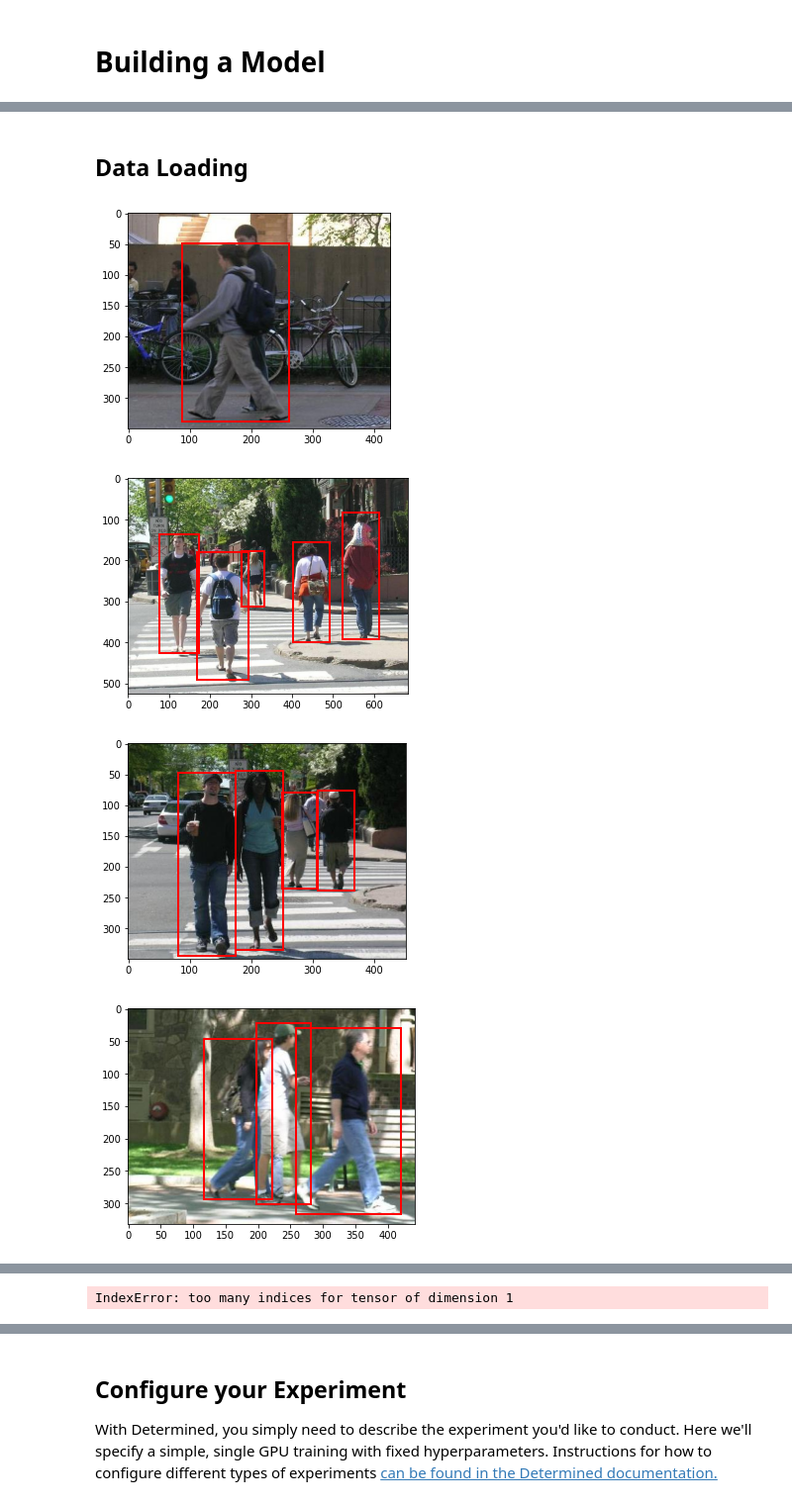
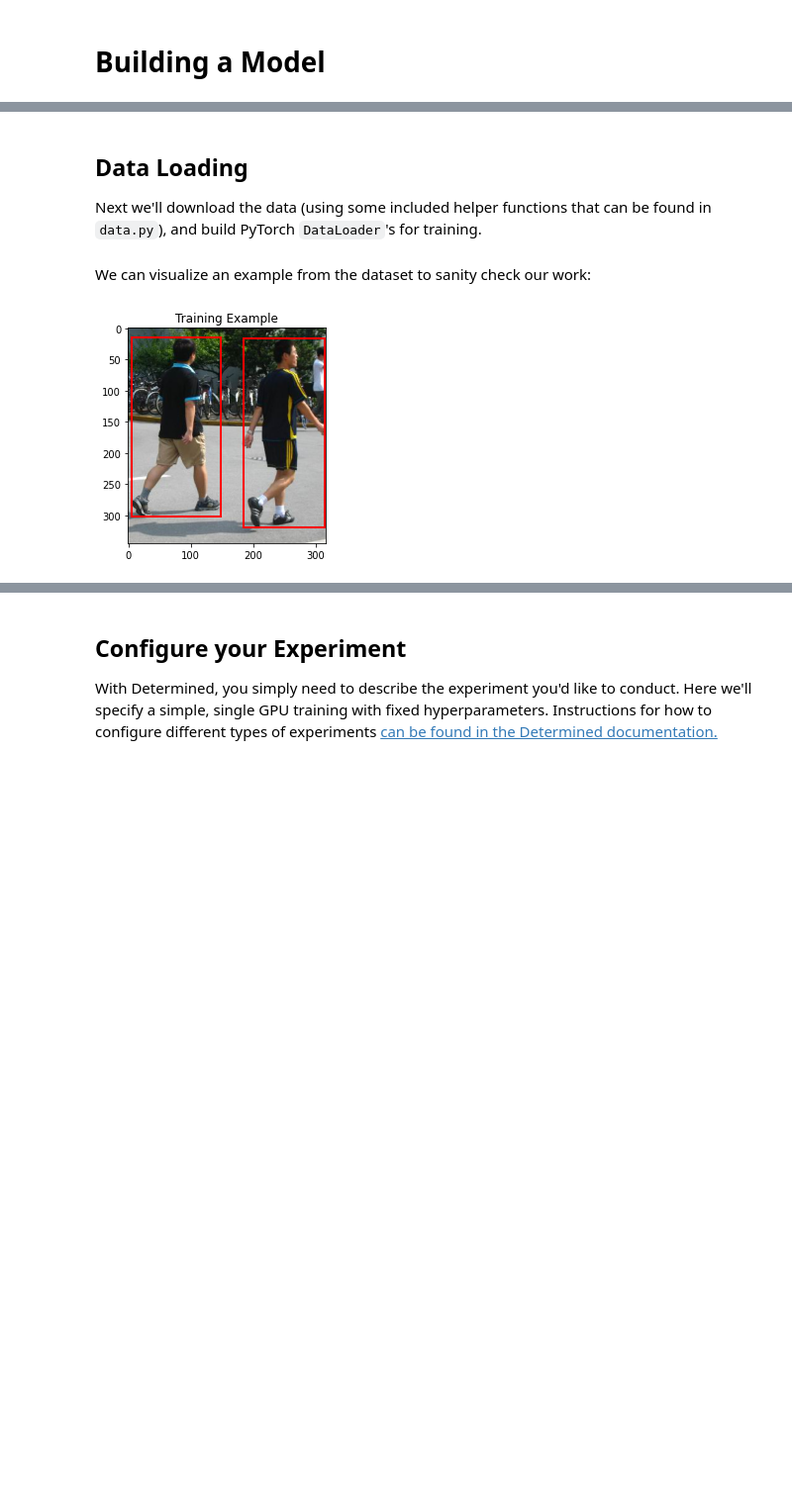
Before and after one commit to davidhershey/determined, a Jupyter notebook: examples/official/demo/Object-Detection-PyTorch.ipynb, the cells around one changed output, grey strips where cells are left out. Shown at 99% size. Saved outputs shown, nothing was run; the diff lists cells and outputs as text; code cells hidden in the pictures; blank space fills up the shorter version.

```diff
--- a/examples/official/demo/Object-Detection-PyTorch.ipynb
+++ b/examples/official/demo/Object-Detection-PyTorch.ipynb
@@ -19,13 +53,15 @@ model = fasterrcnn_resnet50_fpn(pretrained=True)
 num_classes = 2
 in_features = model.roi_heads.box_predictor.cls_score.in_features
 model.roi_heads.box_predictor = FastRCNNPredictor(in_features, num_classes)
-# %% [markdown]
-## Data Loading
+# %% [markdown]
+## Data Loading
+
+Next we'll download the data (using some included helper functions that can be found in `data.py`), and build PyTorch `DataLoader`'s for training.
 # %%
 from data import download_data, PennFudanDataset, get_transform, collate_fn
 
 data_url = "https://determined-ai-public-datasets.s3-us-west-2.amazonaws.com/PennFudanPed/PennFudanPed.zip"
-download_directory = "./data/"
+download_directory = "/tmp/PennData/"
 download_data(
     download_directory=download_directory,
     data_config={"url": data_url},
@@ -33,7 +69,7 @@ download_data(
 # %%
 from torch.utils.data import DataLoader
 
-dataset = PennFudanDataset(download_directory + "/PennFudanPed", get_transform())
+dataset = PennFudanDataset(os.path.join(download_directory, "PennFudanPed"), get_transform())
 
 # Split 80/20 into training and validation datasets.
 train_size = int(0.8 * len(dataset))
@@ -44,14 +80,11 @@ dataset_train, dataset_val = torch.utils.data.random_split(
 
 train_loader = DataLoader(dataset_train, batch_size=2, collate_fn=collate_fn, shuffle=True)
 val_loader = DataLoader(dataset_val, batch_size=2, collate_fn=collate_fn, shuffle=False)
+# %% [markdown]
+We can visualize an example from the dataset to sanity check our work:
 # %%
 from data import draw_example
-for images, labels in val_loader:
-    image = images[0]
-    label = labels[0]
-    draw_example(image.permute(1,2,0).numpy(), label)
+image, label = dataset_train[0]
+draw_example(image.permute(1,2,0).numpy(), label, title="Training Example")
 # %% [output]
-[figure, old version]
+[figure, new version]
-[figure, removed]
-[figure, removed]
-[figure, removed]
@@ -61 +90,0 @@ for images, labels in val_loader:
-IndexError: too many indices for tensor of dimension 1
```
Also changed, not shown: parts of 69 cells of this notebook, 7 other files.
